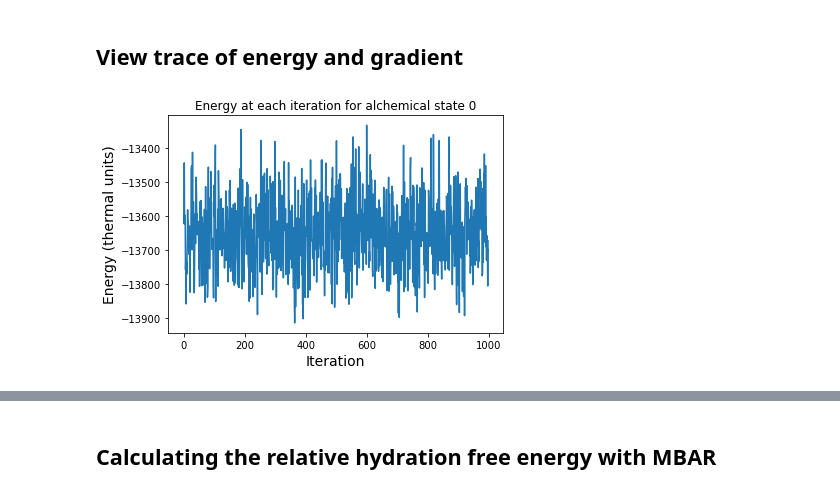
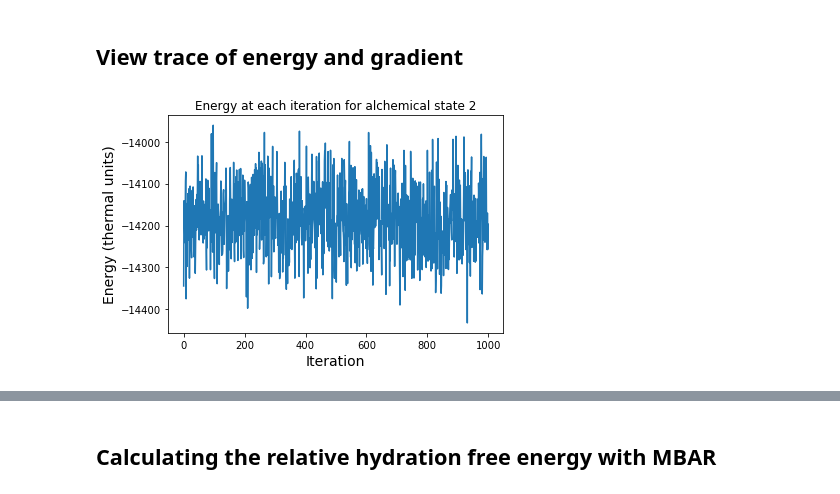
Before and after one commit to choderalab/saltswap, a Jupyter notebook: development/alchemical_perturbation/estimate_thermodynamic_length.ipynb, the cells around one changed output, grey strips where cells are left out. Cells and saved outputs as stored; diff of their text form; code cells hidden in the pictures.

Commit message:
Updated rough jupyter notebook to contain a rough estimate of the free energy

```diff
--- a/development/alchemical_perturbation/estimate_thermodynamic_length.ipynb
+++ b/development/alchemical_perturbation/estimate_thermodynamic_length.ipynb
@@ -7,13 +7,13 @@ import matplotlib.pyplot as plt
 # %% [markdown]
 ## View trace of energy and gradient
 # %%
-state = 0
+state = 2
 energy = np.load('state_{0}/alchemical_energies.npy'.format(state))
 
-plt.plot(energy[1:,state])
+plt.plot(energy[:,state])
 plt.title('Energy at each iteration for alchemical state {0}'.format(state))
 plt.xlabel('Iteration', fontsize=14)
 plt.ylabel('Energy (thermal units)', fontsize=14)
 plt.show()
 # %% [output]
-[figure, old version]
+[figure, new version]
```
Also changed, not shown: parts of 19 cells of this notebook.
